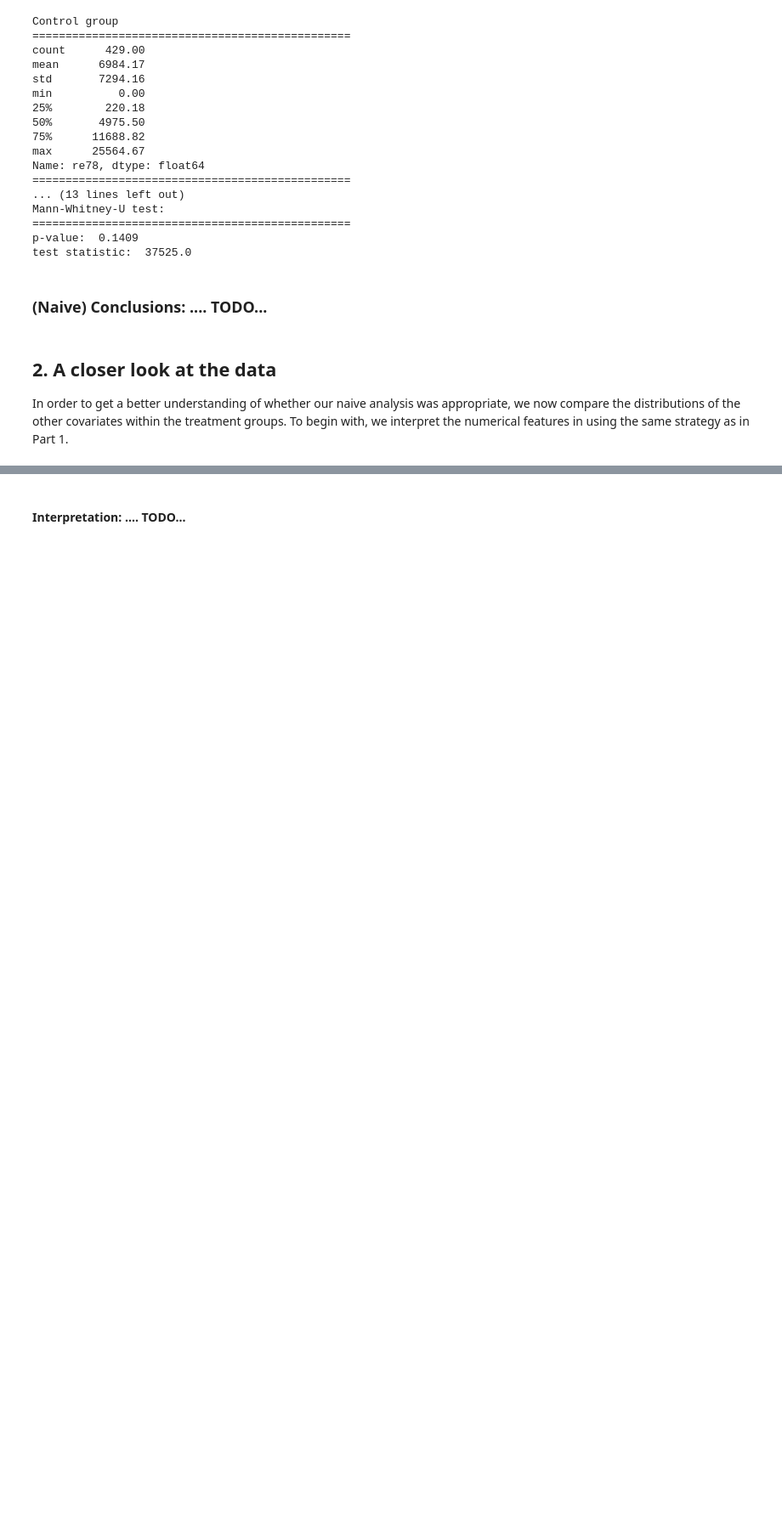
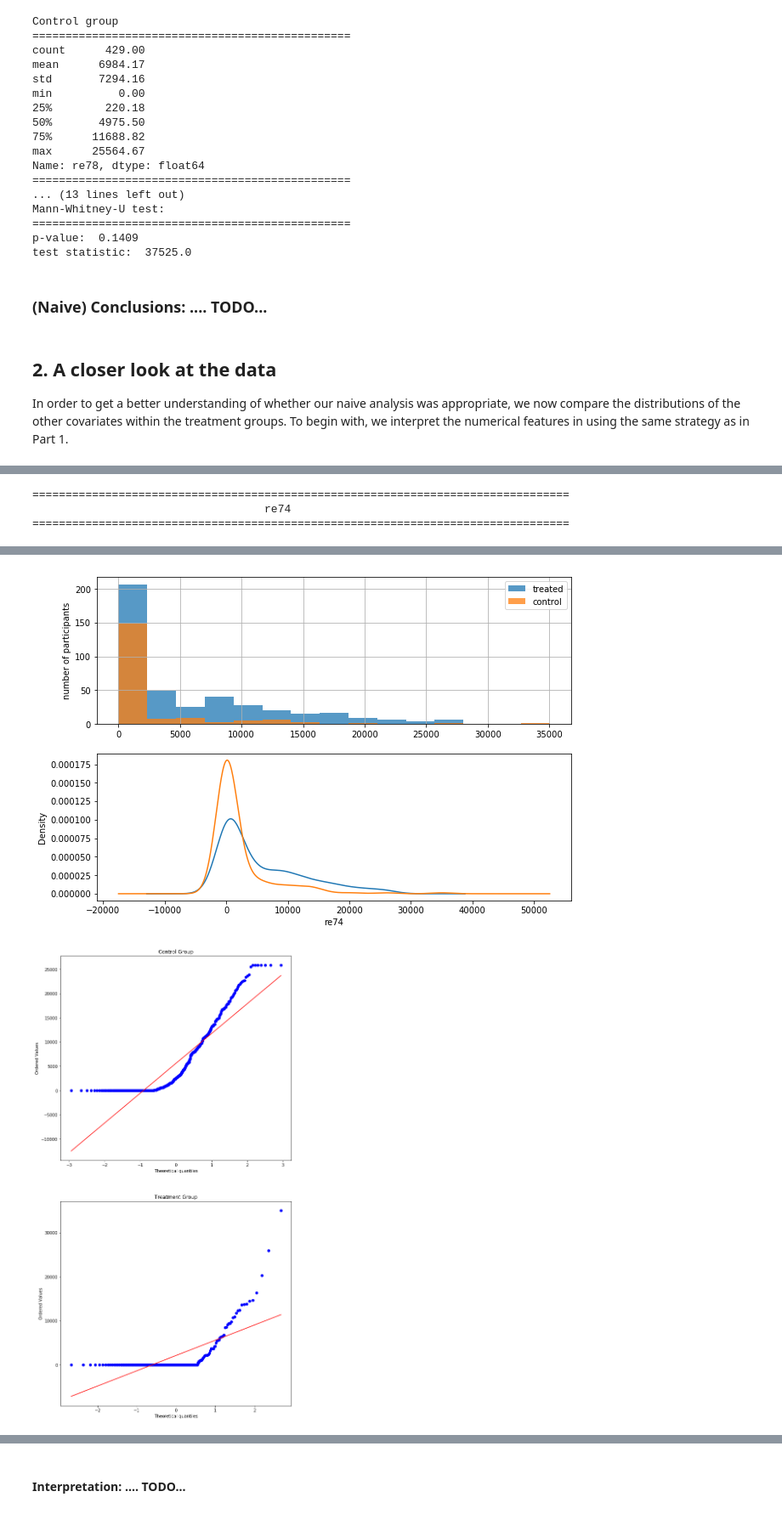
Before and after one commit to puccife/ADAHomeworks, a Jupyter notebook: homework04/homework04_q1.ipynb, the cells around one changed output, grey strips where cells are left out. Shown at 85% size. Cells and saved outputs as stored; diff of their text form; code cells hidden in the pictures; blank space fills up the shorter version.

```diff
--- a/homework04/homework04_q1.ipynb
+++ b/homework04/homework04_q1.ipynb
@@ -213,0 +215,6 @@ Name: educ, dtype: float64
+# %%
+analyse_numeric(lalonde_data, 're74')
+# %% [output]
+=================================================================================
+                                   re74
+=================================================================================
@@ -213,0 +222,2 @@ Name: educ, dtype: float64
+[figure, added]
+[figure, added]
```
Also changed, not shown: parts of 18 cells of this notebook.
